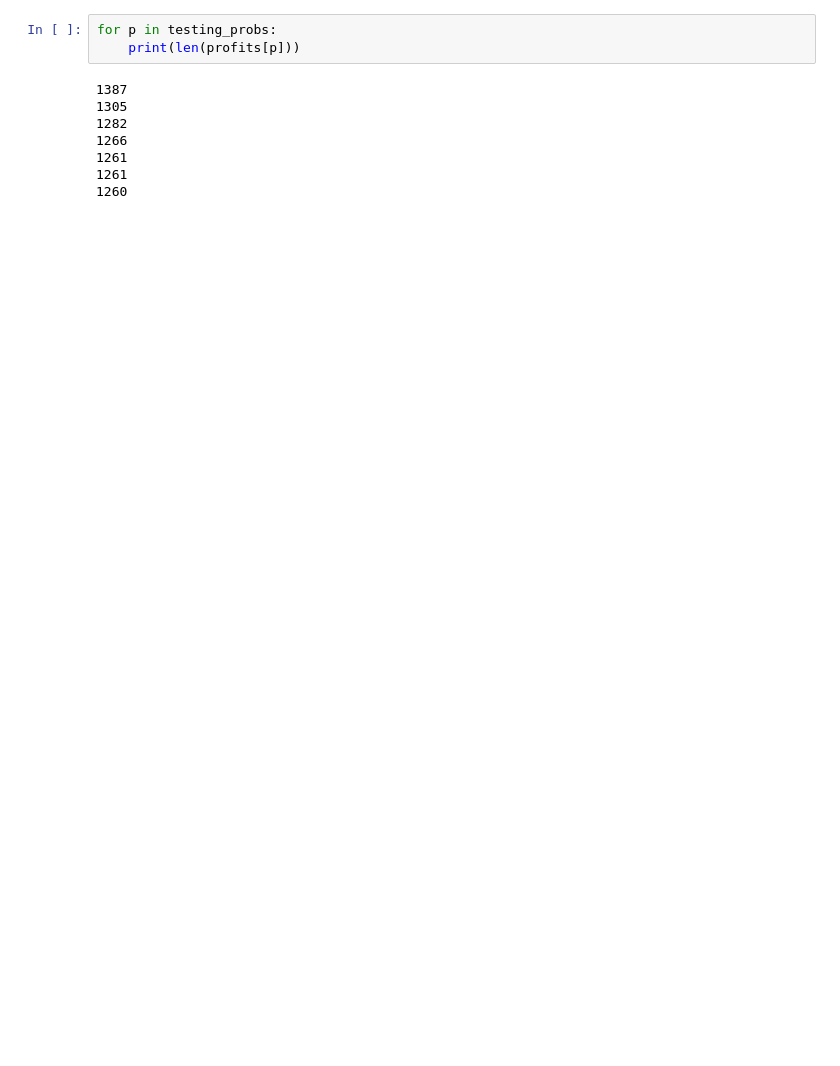
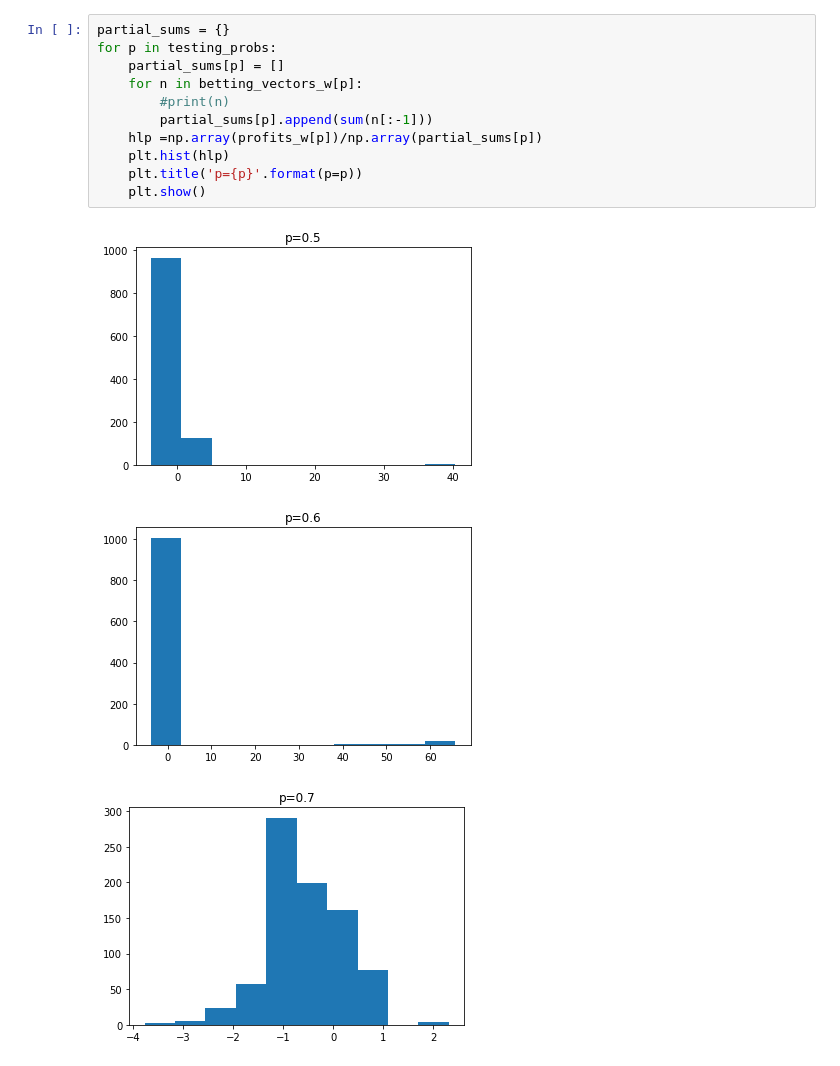
Before and after one commit to syrovzde/inefficiencies, a Jupyter notebook: first tests.ipynb, the cells around one changed output. Cells and saved outputs as stored; diff of their text form; blank space fills up the shorter version.

```diff
--- a/first tests.ipynb
+++ b/first tests.ipynb
@@ -101,11 +132,15 @@ for p in testing_probs:
-# %%
-for p in testing_probs:
-    print(len(profits[p]))
-# %% [output]
-1387
-1305
-1282
-1266
-1261
-1261
-1260
+# %%
+partial_sums = {}
+for p in testing_probs:
+    partial_sums[p] = []
+    for n in betting_vectors_w[p]:
+        #print(n)
+        partial_sums[p].append(sum(n[:-1]))
+    hlp =np.array(profits_w[p])/np.array(partial_sums[p])
+    plt.hist(hlp)
+    plt.title('p={p}'.format(p=p))
+    plt.show()
+# %% [output]
+[figure, added]
+[figure, added]
+[figure, added]
```
Also changed, not shown: parts of 8 cells of this notebook, 21 other files.
